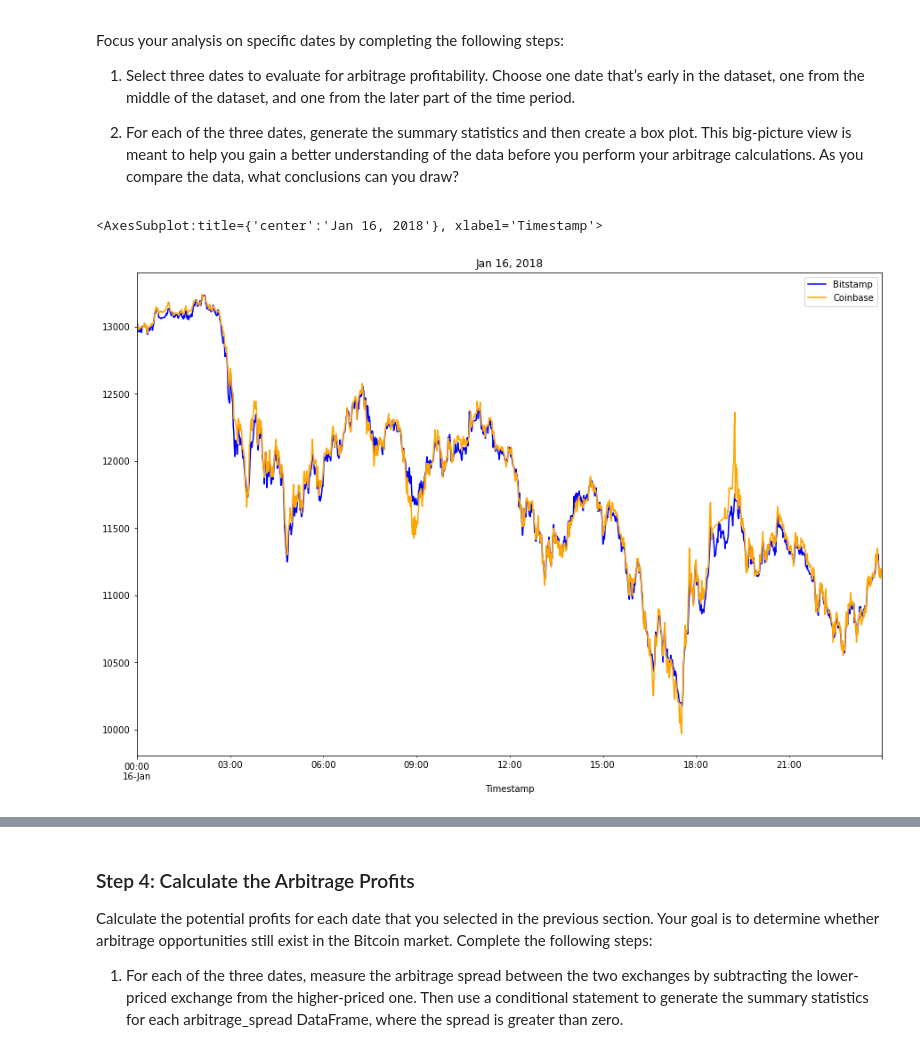
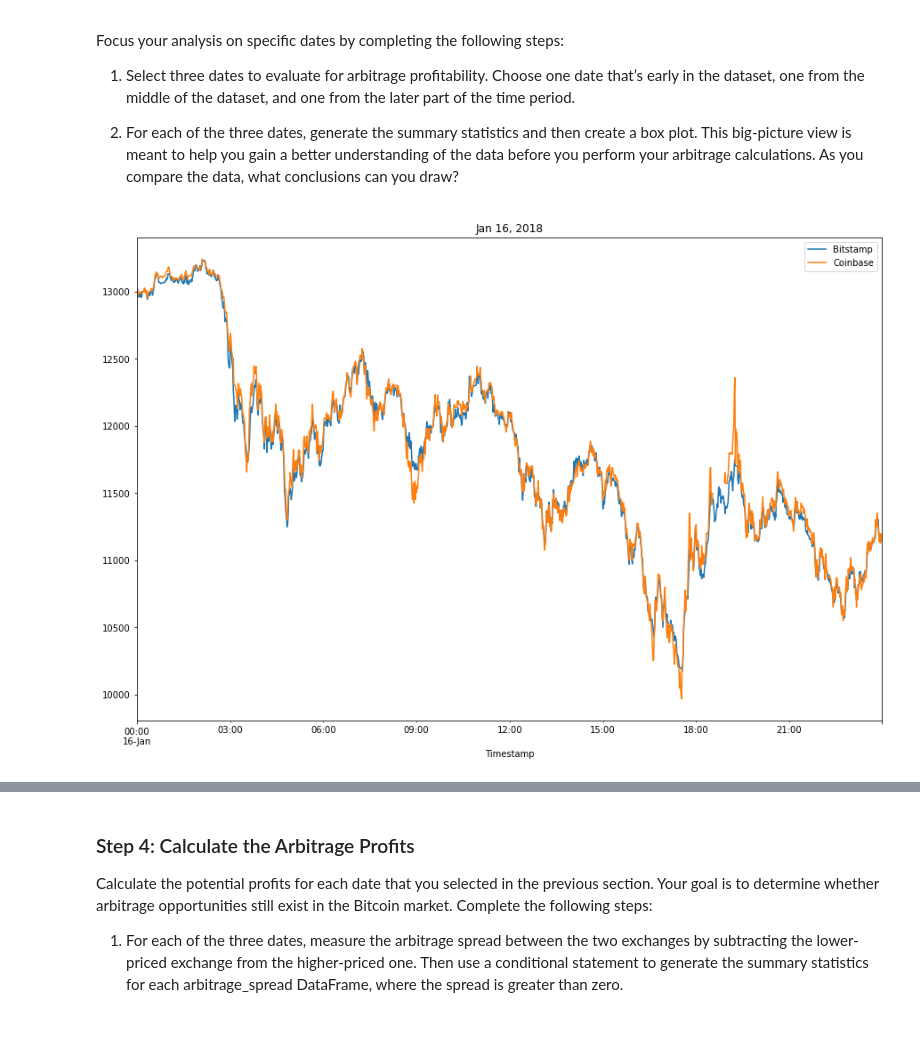
Before and after one commit to mingluuu/Bitcoin-Arbitrage, a Jupyter notebook: crypto_arbitrage.ipynb, the cells around one changed output, grey strips where cells are left out. Cells and saved outputs as stored; diff of their text form; code cells hidden in the pictures.

```diff
--- a/crypto_arbitrage.ipynb
+++ b/crypto_arbitrage.ipynb
@@ -317,10 +302,13 @@ Focus your analysis on specific dates by completing the following steps:
 # %%
 # Create an overlay plot that visualizes the two dataframes over a period of one day early in the dataset.
 # Be sure that the plots include the parameters `legend`, `figsize`, `title`, `color` and `label`
-# YOUR CODE HERE
+bitstamp_sliced_0116 = bitstamp_sliced.loc['2018-1-16':'2018-1-16']
+coinbase_sliced_0116 = coinbase_sliced.loc['2018-1-16':'2018-1-16']
+ax3 = bitstamp_sliced_0116.plot()
+ax3 = coinbase_sliced_0116.plot(ax=ax3, title='Jan 16, 2018', figsize=(15, 10))
+ax3 = ax3.legend(["Bitstamp", "Coinbase"])
 # %% [output]
-<AxesSubplot:title={'center':'Jan 16, 2018'}, xlabel='Timestamp'>
-[figure, old version]
+[figure, new version]
 # %%
 # Using the early date that you have selected, calculate the arbitrage spread
 # by subtracting the bitstamp lower closing prices from the coinbase higher closing prices
```
Also changed, not shown: parts of 42 cells of this notebook.
